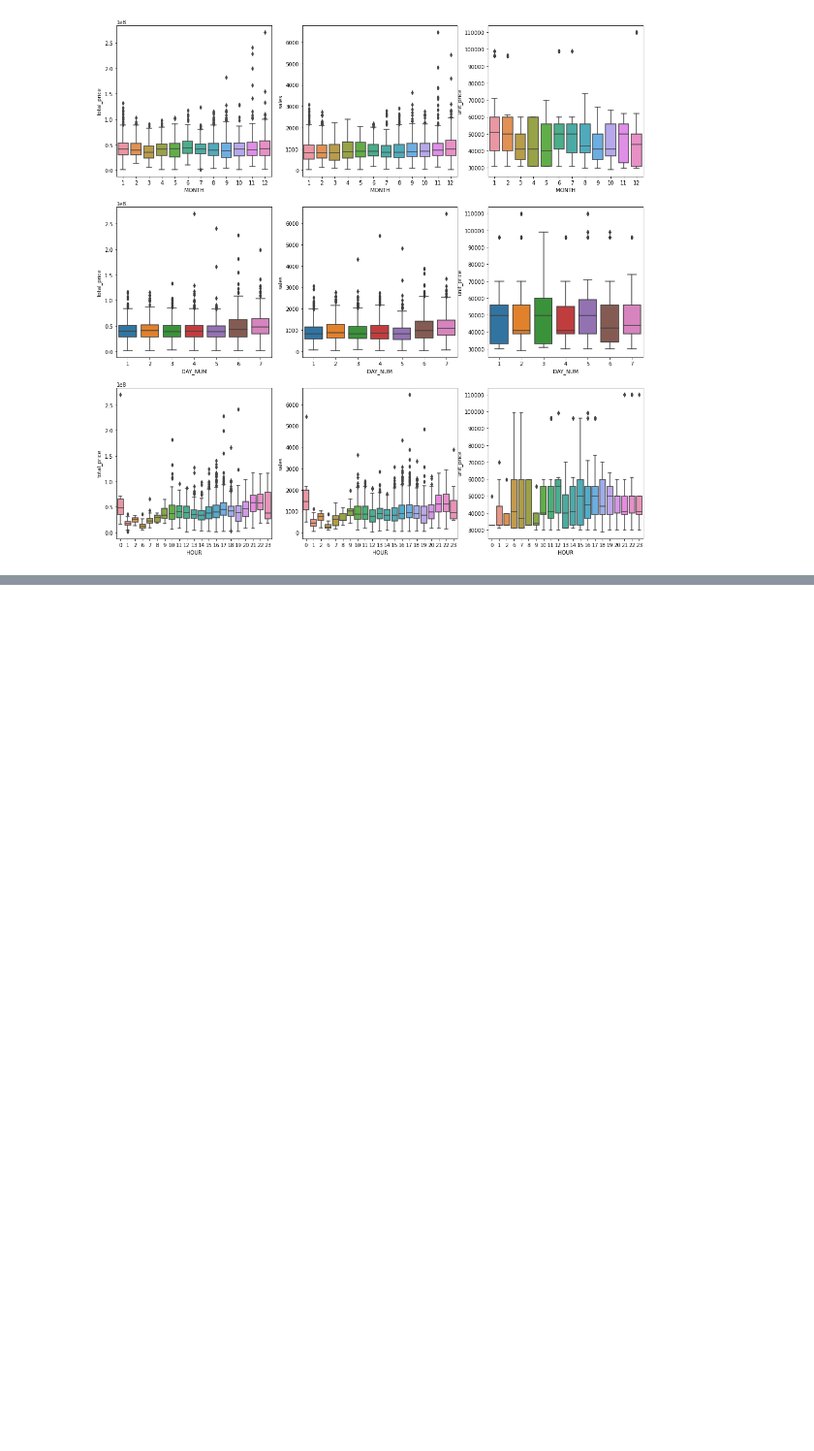
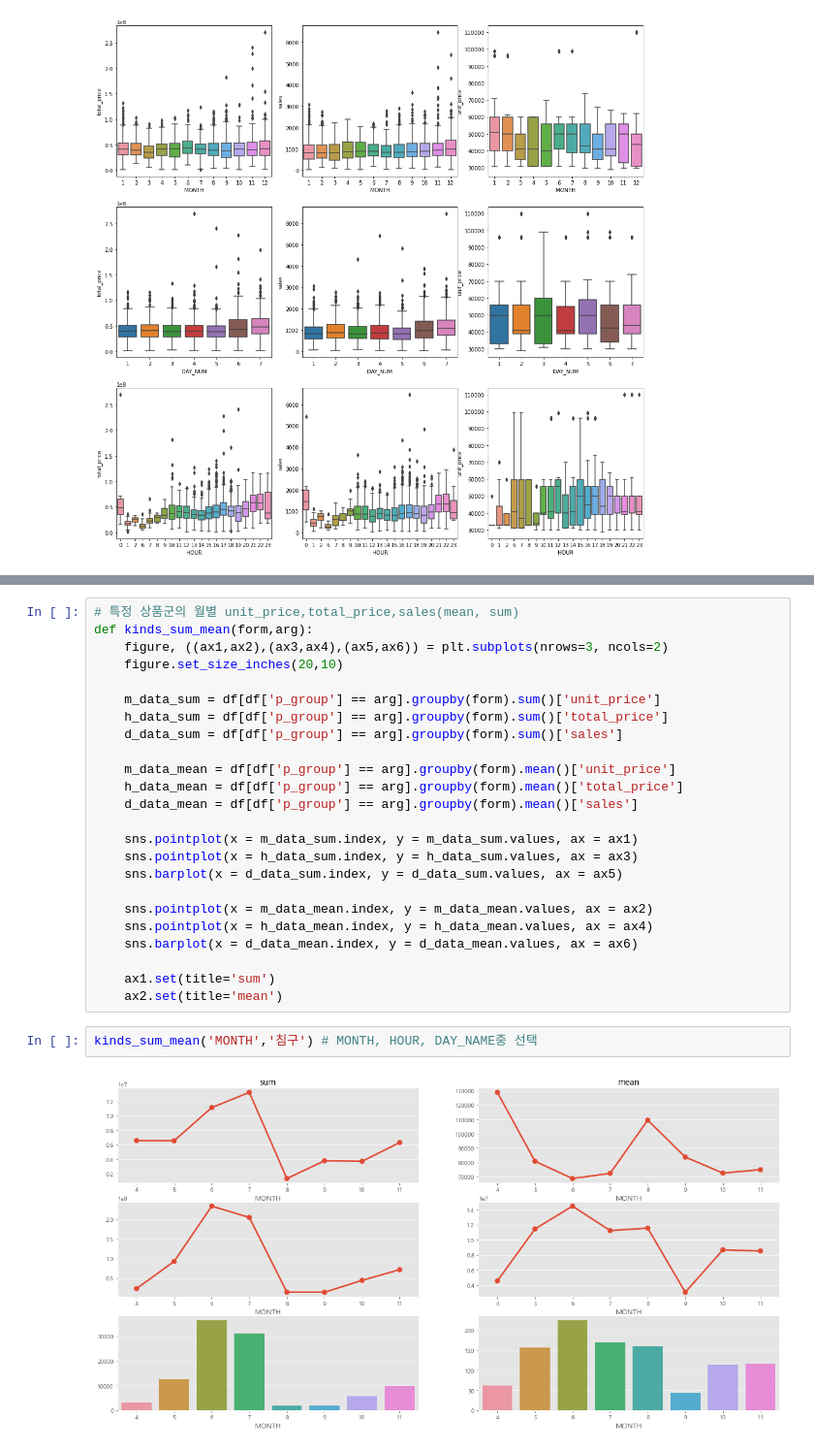
Before and after one commit to bombom93/bigcontest, a Jupyter notebook: EDA.ipynb, the cells around one changed output, grey strips where cells are left out. Shown at 97% size. Saved outputs shown, nothing was run; the diff lists cells and outputs as text; blank space fills up the shorter version.

```diff
--- a/EDA.ipynb
+++ b/EDA.ipynb
@@ -60,0 +57,28 @@ exp_min_sum('생활용품')
+# %%
+# 특정 상품군의 월별 unit_price,total_price,sales(mean, sum)
+def kinds_sum_mean(form,arg):
+    figure, ((ax1,ax2),(ax3,ax4),(ax5,ax6)) = plt.subplots(nrows=3, ncols=2)
+    figure.set_size_inches(20,10)
+
+    m_data_sum = df[df['p_group'] == arg].groupby(form).sum()['unit_price']
+    h_data_sum = df[df['p_group'] == arg].groupby(form).sum()['total_price']
+    d_data_sum = df[df['p_group'] == arg].groupby(form).sum()['sales']
+
+    m_data_mean = df[df['p_group'] == arg].groupby(form).mean()['unit_price']
+    h_data_mean = df[df['p_group'] == arg].groupby(form).mean()['total_price']
+    d_data_mean = df[df['p_group'] == arg].groupby(form).mean()['sales']
+
+    sns.pointplot(x = m_data_sum.index, y = m_data_sum.values, ax = ax1)
+    sns.pointplot(x = h_data_sum.index, y = h_data_sum.values, ax = ax3)
+    sns.barplot(x = d_data_sum.index, y = d_data_sum.values, ax = ax5)
+
+    sns.pointplot(x = m_data_mean.index, y = m_data_mean.values, ax = ax2)
+    sns.pointplot(x = h_data_mean.index, y = h_data_mean.values, ax = ax4)
+    sns.barplot(x = d_data_mean.index, y = d_data_mean.values, ax = ax6)
+
+    ax1.set(title='sum')
+    ax2.set(title='mean')
+# %%
+kinds_sum_mean('MONTH','침구') # MONTH, HOUR, DAY_NAME중 선택
+# %% [output]
+[figure, added]
```
Also changed, not shown: parts of 6 cells of this notebook.
